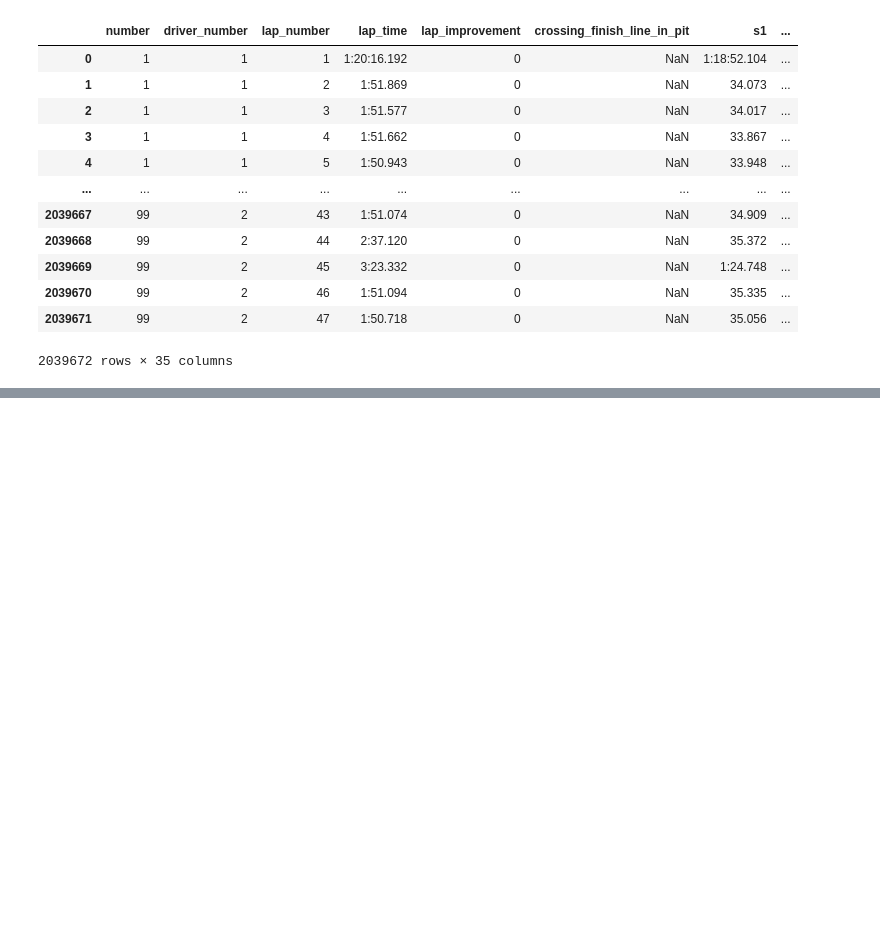
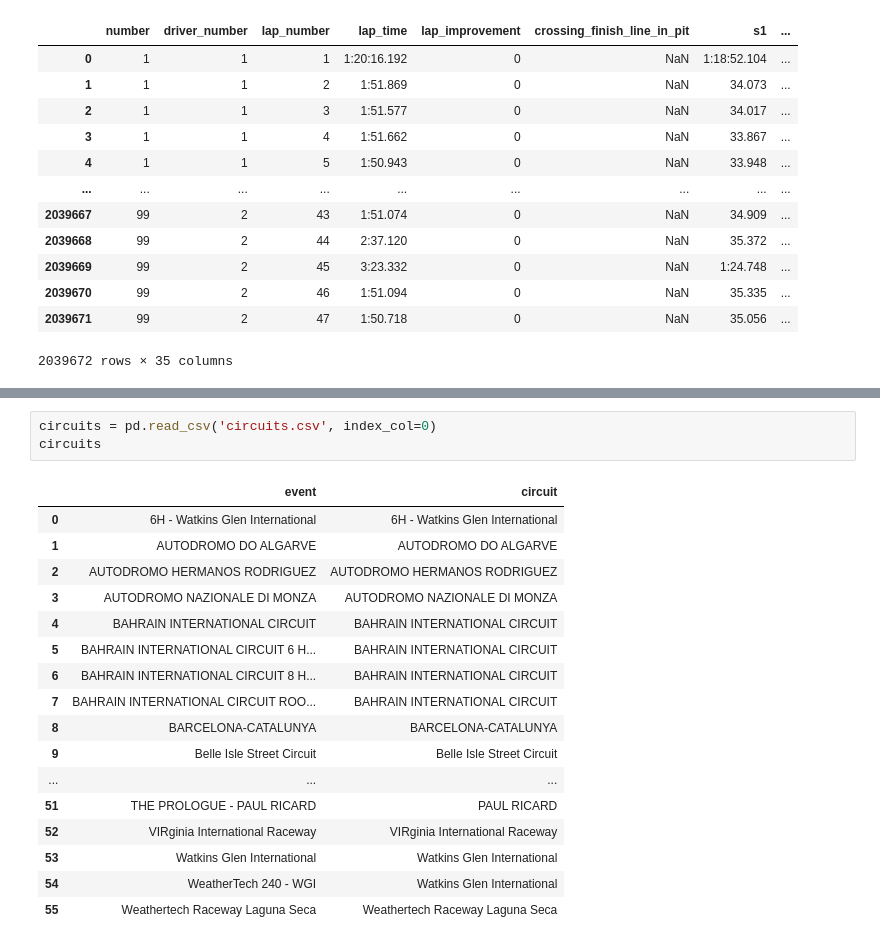
Before and after one commit to Razgrizaces/alkamel_stint_analyzer, a Jupyter notebook: alkamel_data_combiner.ipynb, the cells around one changed output, grey strips where cells are left out. Cells and saved outputs as stored; diff of their text form; blank space fills up the shorter version.

```diff
--- a/alkamel_data_combiner.ipynb
+++ b/alkamel_data_combiner.ipynb
@@ -352,0 +396,21 @@ full_df_with_fix[full_df_with_fix['team'].isna()]
+# %%
+circuits = pd.read_csv('circuits.csv', index_col=0)
+circuits
+# %% [output]
+|  | event | circuit |
+| 0 | 6H - Watkins Glen International | 6H - Watkins Glen International |
+| 1 | AUTODROMO DO ALGARVE | AUTODROMO DO ALGARVE |
+| 2 | AUTODROMO HERMANOS RODRIGUEZ | AUTODROMO HERMANOS RODRIGUEZ |
+| 3 | AUTODROMO NAZIONALE DI MONZA | AUTODROMO NAZIONALE DI MONZA |
+| 4 | BAHRAIN INTERNATIONAL CIRCUIT | BAHRAIN INTERNATIONAL CIRCUIT |
+| 5 | BAHRAIN INTERNATIONAL CIRCUIT 6 H... | BAHRAIN INTERNATIONAL CIRCUIT |
+| 6 | BAHRAIN INTERNATIONAL CIRCUIT 8 H... | BAHRAIN INTERNATIONAL CIRCUIT |
+| 7 | BAHRAIN INTERNATIONAL CIRCUIT ROO... | BAHRAIN INTERNATIONAL CIRCUIT |
+| 8 | BARCELONA-CATALUNYA | BARCELONA-CATALUNYA |
+| 9 | Belle Isle Street Circuit | Belle Isle Street Circuit |
+| ... | ... | ... |
+| 51 | THE PROLOGUE - PAUL RICARD | PAUL RICARD |
+| 52 | VIRginia International Raceway | VIRginia International Raceway |
+| 53 | Watkins Glen International | Watkins Glen International |
+| 54 | WeatherTech 240 - WGI | Watkins Glen International |
+| 55 | Weathertech Raceway Laguna Seca | Weathertech Raceway Laguna Seca |
```
Also changed, not shown: parts of 8 cells of this notebook.
